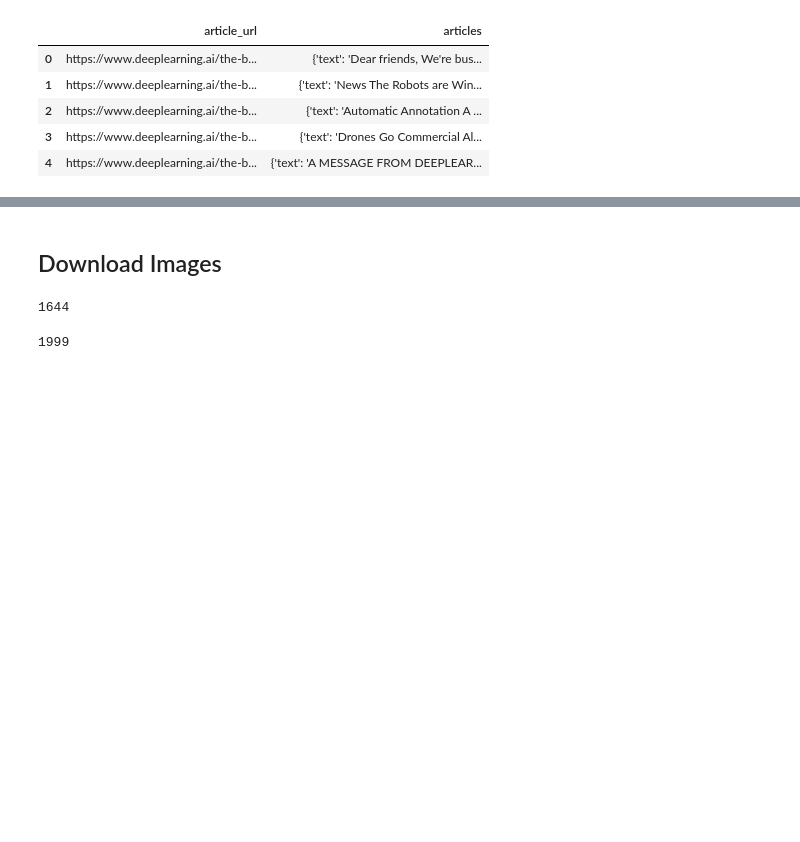
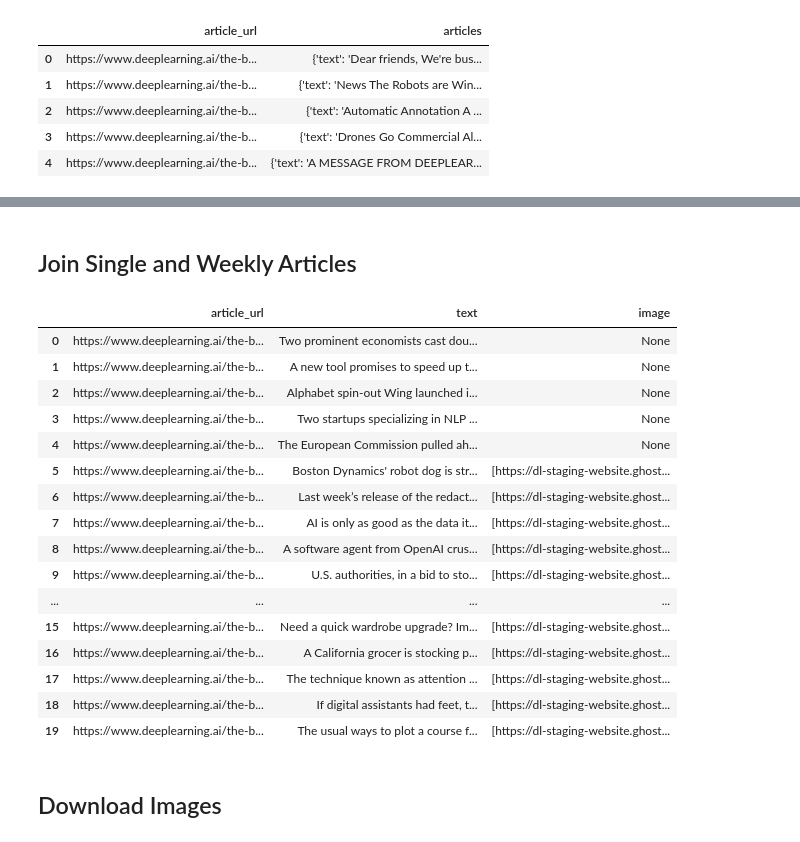
Before and after one commit to Krabulek/softserve_genai, a Jupyter notebook: data_parser.ipynb, the cells around one changed output, grey strips where cells are left out. Cells and saved outputs as stored; diff of their text form; code cells hidden in the pictures; blank space fills up the shorter version.

```diff
--- a/data_parser.ipynb
+++ b/data_parser.ipynb
@@ -193 +204,24 @@ full_df.head()
+# %% [markdown]
+## Join Single and Weekly Articles
+# %%
+all_articles_df = pd.concat([df, full_df], ignore_index=True)
+all_articles_df.head(20)
+# %% [output]
+|  | article_url | text | image |
+| 0 | https://www.deeplearning.ai/the-b... | Two prominent economists cast dou... | None |
+| 1 | https://www.deeplearning.ai/the-b... | A new tool promises to speed up t... | None |
+| 2 | https://www.deeplearning.ai/the-b... | Alphabet spin-out Wing launched i... | None |
+| 3 | https://www.deeplearning.ai/the-b... | Two startups specializing in NLP ... | None |
+| 4 | https://www.deeplearning.ai/the-b... | The European Commission pulled ah... | None |
+| 5 | https://www.deeplearning.ai/the-b... | Boston Dynamics' robot dog is str... | [https://dl-staging-website.ghost... |
+| 6 | https://www.deeplearning.ai/the-b... | Last week’s release of the redact... | [https://dl-staging-website.ghost... |
+| 7 | https://www.deeplearning.ai/the-b... | AI is only as good as the data it... | [https://dl-staging-website.ghost... |
+| 8 | https://www.deeplearning.ai/the-b... | A software agent from OpenAI crus... | [https://dl-staging-website.ghost... |
+| 9 | https://www.deeplearning.ai/the-b... | U.S. authorities, in a bid to sto... | [https://dl-staging-website.ghost... |
+| ... | ... | ... | ... |
+| 15 | https://www.deeplearning.ai/the-b... | Need a quick wardrobe upgrade? Im... | [https://dl-staging-website.ghost... |
+| 16 | https://www.deeplearning.ai/the-b... | A California grocer is stocking p... | [https://dl-staging-website.ghost... |
+| 17 | https://www.deeplearning.ai/the-b... | The technique known as attention ... | [https://dl-staging-website.ghost... |
+| 18 | https://www.deeplearning.ai/the-b... | If digital assistants had feet, t... | [https://dl-staging-website.ghost... |
+| 19 | https://www.deeplearning.ai/the-b... | The usual ways to plot a course f... | [https://dl-staging-website.ghost... |
 # %%
@@ -195,14 +231,2 @@ full_df[['article_url', 'text', 'images']].to_csv('data/weekly_articles_cleaned.
 # %% [markdown]
 ## Download Images
-# %%
-# Single articles
-all_distinct_image_header_urls = set(df.image_header_cleaned.dropna().unique())
-len(all_distinct_image_header_urls)
-# %% [output]
-1644
-# %%
-# Weekly_articles
-all_distinct_image_header_urls = set(full_df.explode('images').images.dropna().unique())
-len(all_distinct_image_header_urls)
-# %% [output]
-1999
```
Also changed, not shown: parts of 21 cells of this notebook, 2 other files.
